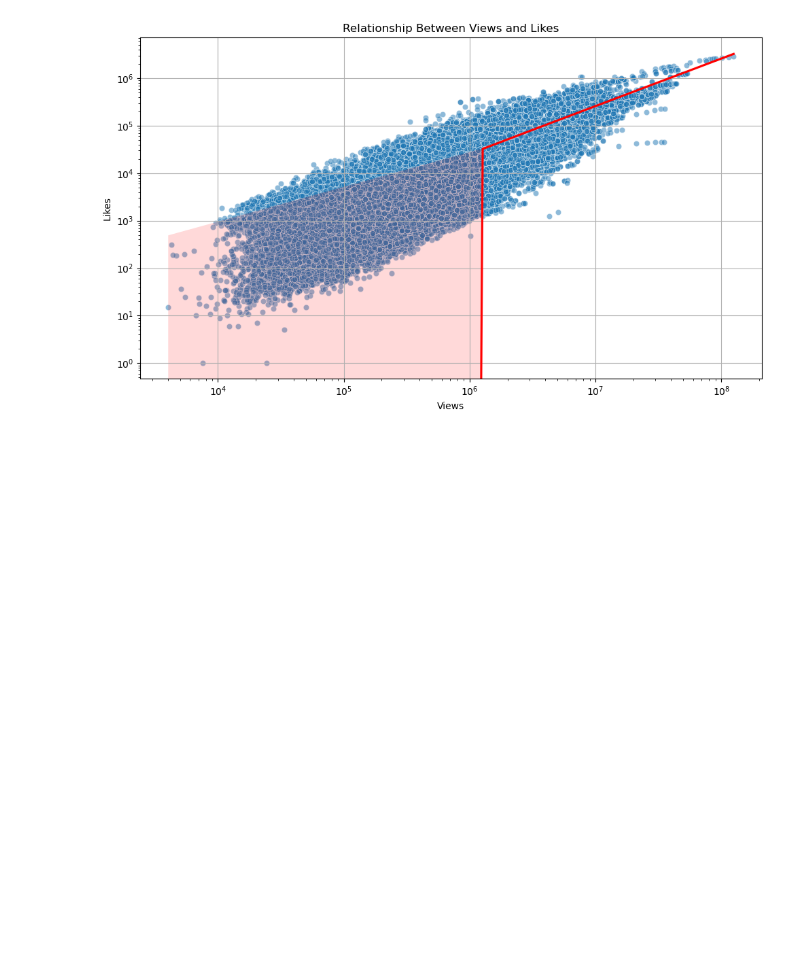
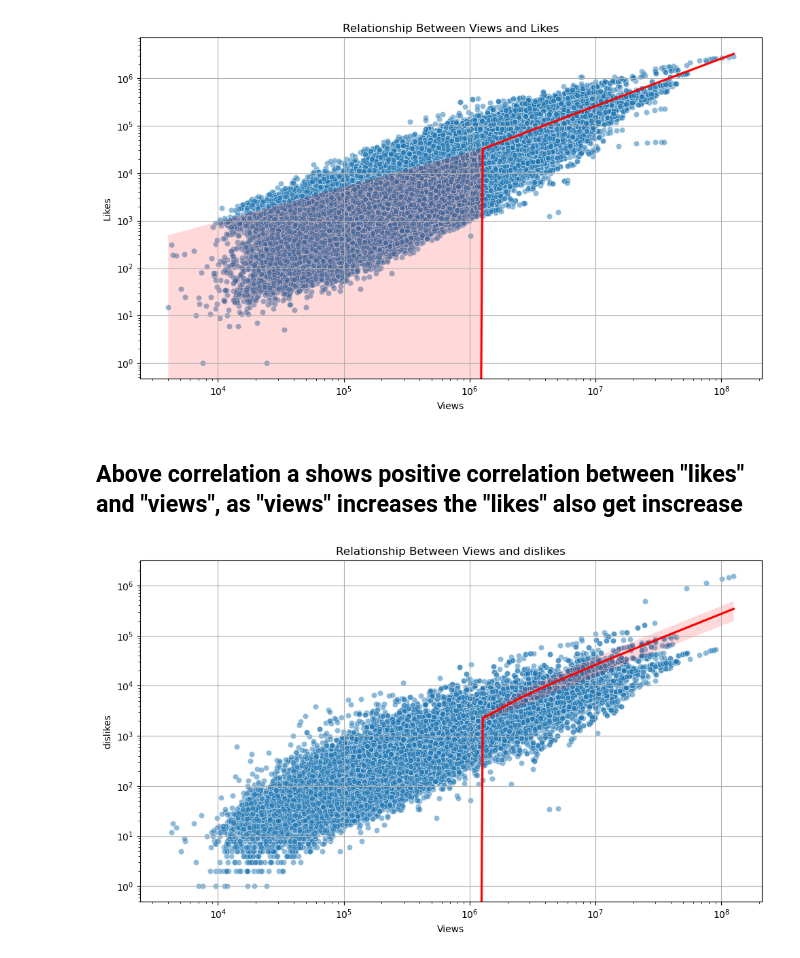
Before and after one commit to mukut45/Youtube-video-trand-analysis-in-india, a Jupyter notebook: YouTube india video trend analysis notebook file.ipynb, the cells around one changed output. Saved outputs shown, nothing was run; the diff lists cells and outputs as text; code cells hidden in the pictures; blank space fills up the shorter version.

Commit message:
add few more correlations between few columns to have better understnding of the data and its story telling

```diff
--- a/YouTube india video trend analysis notebook file.ipynb
+++ b/YouTube india video trend analysis notebook file.ipynb
@@ -286,3 +286,25 @@ plt.tight_layout()
 plt.show()
 # %% [output]
 [figure]
+# %% [markdown]
+## Above correlation a shows positive correlation between "likes" and "views", as "views" increases the "likes" also get inscrease
+# %%
+import matplotlib.pyplot as plt
+import seaborn as sns
+
+plt.figure(figsize=(10, 6))
+sns.scatterplot(data=df, x='views', y='dislikes', alpha=0.5)
+
+# Add regression line for trend
+sns.regplot(data=df, x='views', y='dislikes', scatter=False, color='red')
+
+plt.title('Relationship Between Views and dislikes')
+plt.xlabel('Views')
+plt.ylabel('dislikes')
+plt.xscale('log')   # Optional: use log scale for better spread if needed
+plt.yscale('log')   # Optional
+plt.grid(True)
+plt.tight_layout()
+plt.show()
+# %% [output]
+[figure, added]
```
Also changed, not shown: parts of 2 cells of this notebook.
